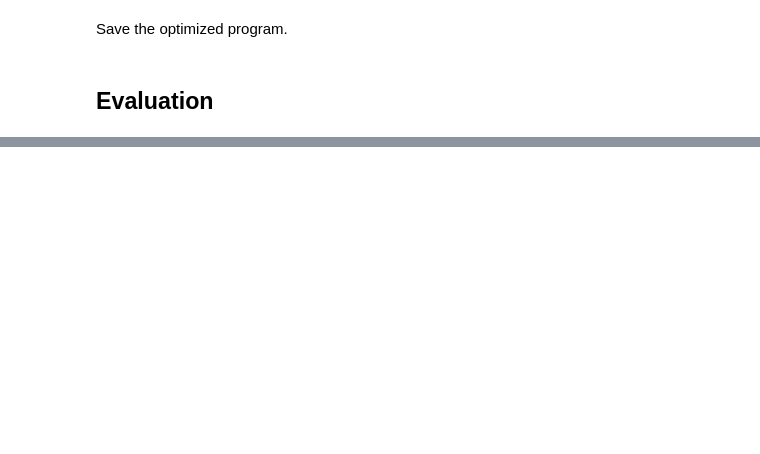
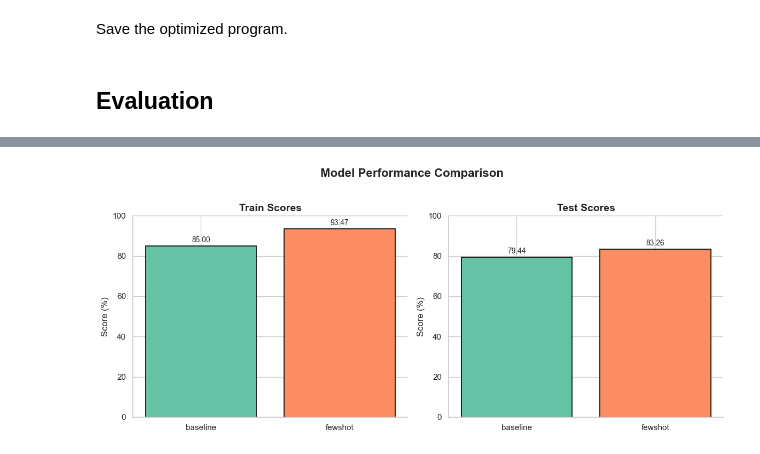
Before and after one commit to Zovi343/dspy-demo-improved, a Jupyter notebook: notebooks/dspy_demo.ipynb, the cells around one changed output, grey strips where cells are left out. Saved outputs shown, nothing was run; the diff lists cells and outputs as text; code cells hidden in the pictures; blank space fills up the shorter version.

Commit message:
Add visualization

```diff
--- a/notebooks/dspy_demo.ipynb
+++ b/notebooks/dspy_demo.ipynb
@@ -249,0 +372,4 @@ models_configs
+# %%
+visualize_model_scores(models_configs)
+# %% [output]
+[figure, added]
```
Also changed, not shown: parts of 14 cells of this notebook, 3 other files.
